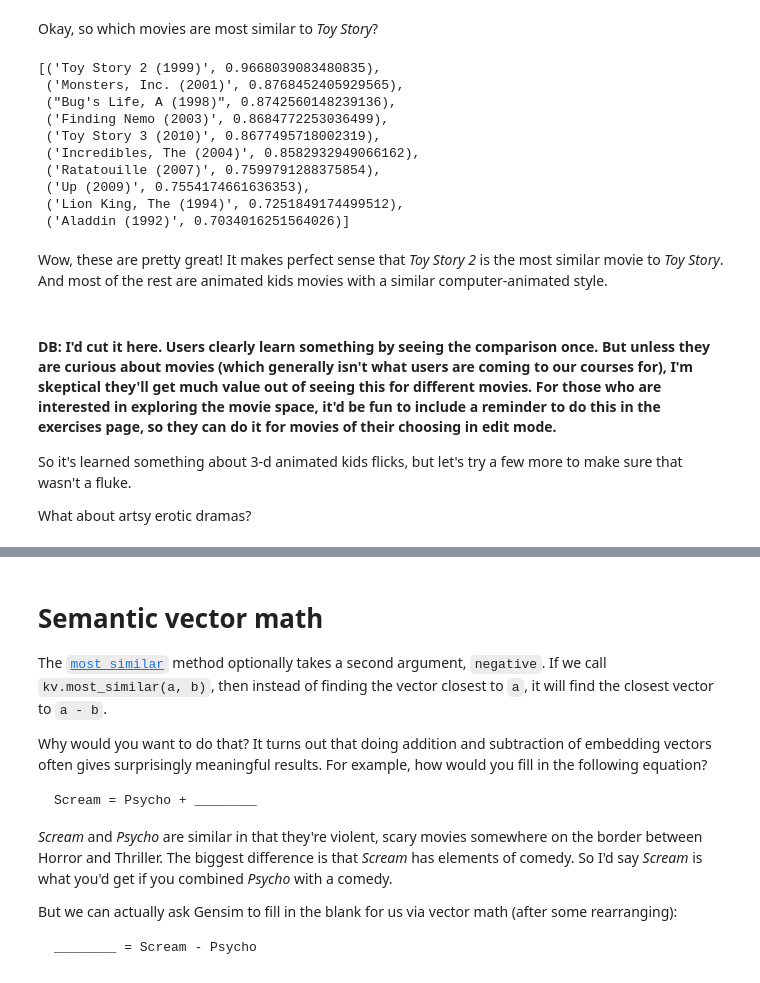
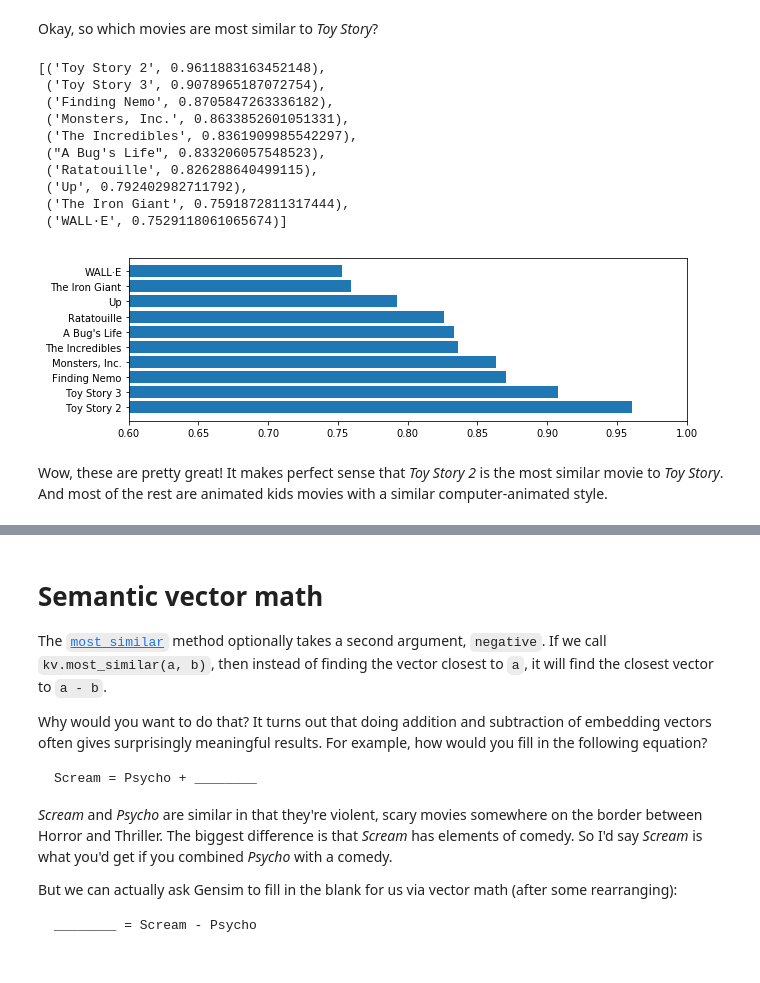
Before and after one commit to Kaggle/learntools, a Jupyter notebook: notebooks/partials/embeddings/3-gensim.ipynb, the cells around one changed output, grey strips where cells are left out. Drawn from its saved outputs; the diff is of its cells as text; code cells hidden in the pictures.

```diff
--- a/notebooks/partials/embeddings/3-gensim.ipynb
+++ b/notebooks/partials/embeddings/3-gensim.ipynb
@@ -69,0 +60,7 @@ movies_df.head()
+# %%
+# XXX. temp hack. Remove once 0-preproc is rerun.
+title_counts = movies_df.groupby('title').size()
+unique_titles = title_counts.index[title_counts == 1]
+unique_ids = movies_df.index[movies_df.title.isin(unique_titles)]
+movies_df.loc[unique_ids, 'key'] = movies_df.loc[unique_ids, 'title']
+movies_df.head()
@@ -199,23 +190,34 @@ Okay, so which movies are most similar to *Toy Story*?
 # %%
 # TODO: Maybe write some nice little wrapper around this method that takes care of resolving titles
 # to keys, and nicely formats the output (maybe as a dataframe? Or even a little horizontal bar chart.)
-kv.most_similar(k('Toy Story'))
+kv.most_similar('Toy Story')
 # %% [output]
-[('Toy Story 2 (1999)', 0.9668039083480835),
- ('Monsters, Inc. (2001)', 0.8768452405929565),
- ("Bug's Life, A (1998)", 0.8742560148239136),
- ('Finding Nemo (2003)', 0.8684772253036499),
- ('Toy Story 3 (2010)', 0.8677495718002319),
- ('Incredibles, The (2004)', 0.8582932949066162),
- ('Ratatouille (2007)', 0.7599791288375854),
- ('Up (2009)', 0.7554174661636353),
- ('Lion King, The (1994)', 0.7251849174499512),
- ('Aladdin (1992)', 0.7034016251564026)]
+[('Toy Story 2', 0.9611883163452148),
+ ('Toy Story 3', 0.9078965187072754),
+ ('Finding Nemo', 0.8705847263336182),
+ ('Monsters, Inc.', 0.8633852601051331),
+ ('The Incredibles', 0.8361909985542297),
+ ("A Bug's Life", 0.833206057548523),
+ ('Ratatouille', 0.826288640499115),
+ ('Up', 0.792402982711792),
+ ('The Iron Giant', 0.7591872811317444),
+ ('WALL·E', 0.7529118061065674)]
+# %%
+# XXX
+def g(sim):
+    FS = (10, 3)
+    fig, ax = plt.subplots(figsize=FS)
+    y = np.arange(len(sim))
+    w = [t[1] for t in sim]
+    ax.barh(y, w)
+    left = min(.6, min(w))
+    ax.set_xlim(right=1.0, left=left)
+    labels = [t[0] for t in sim]
+    plt.yticks(y, labels)
+
+sim = kv.most_similar('Toy Story')
+g(sim)
+# %% [output]
+[figure, added]
 # %% [markdown]
 Wow, these are pretty great! It makes perfect sense that *Toy Story 2* is the most similar movie to *Toy Story*. And most of the rest are animated kids movies with a similar computer-animated style.
-# %% [markdown]
-#### DB: I'd cut it here. Users clearly learn something by seeing the comparison once. But unless they are curious about movies (which generally isn't what users are coming to our courses for), I'm skeptical they'll get much value out of seeing this for different movies. For those who are interested in exploring the movie space, it'd be fun to include a reminder to do this in the exercises page, so they can do it for movies of their choosing in edit mode.
-
-So it's learned something about 3-d animated kids flicks, but let's try a few more to make sure that wasn't a fluke.
-
-What about artsy erotic dramas?
```
Also changed, not shown: parts of 36 cells of this notebook, 2 other files.
